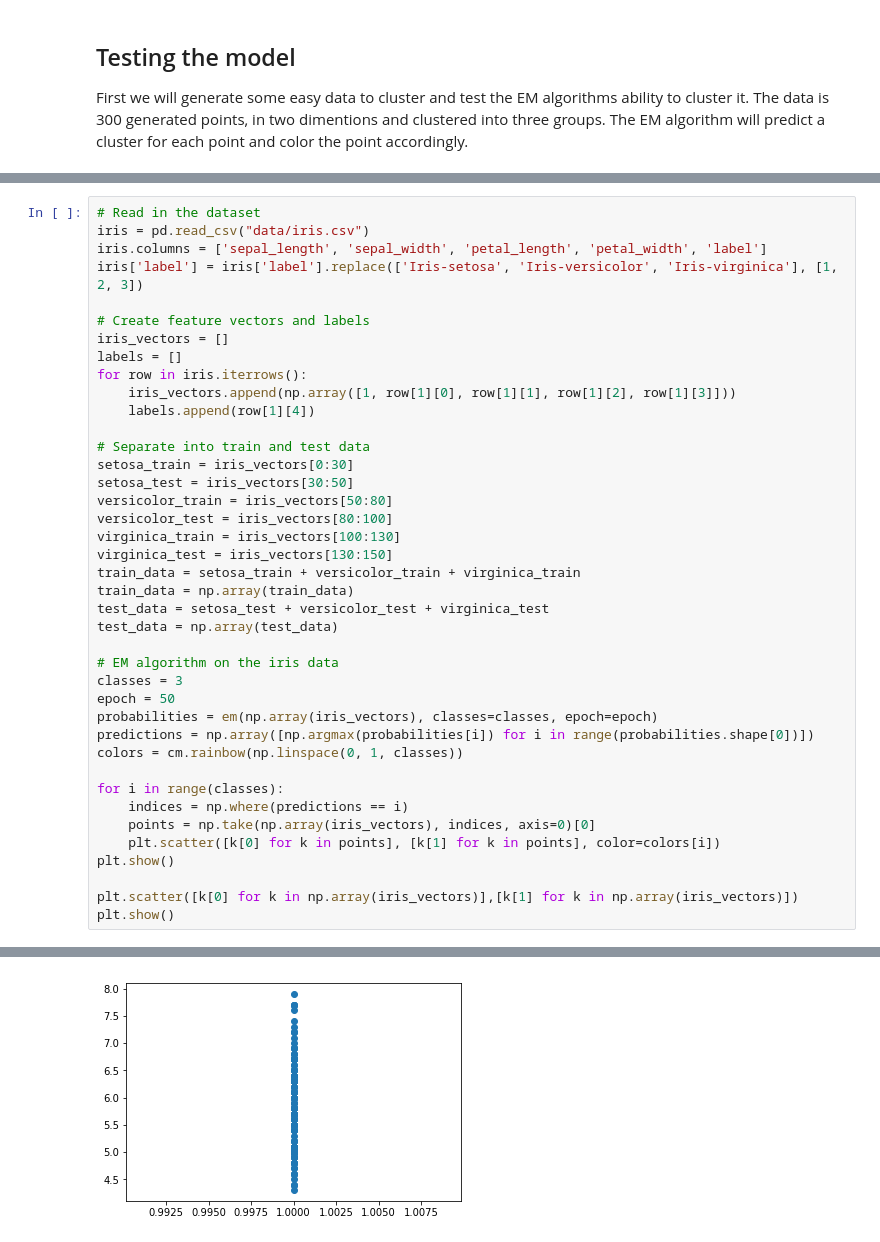
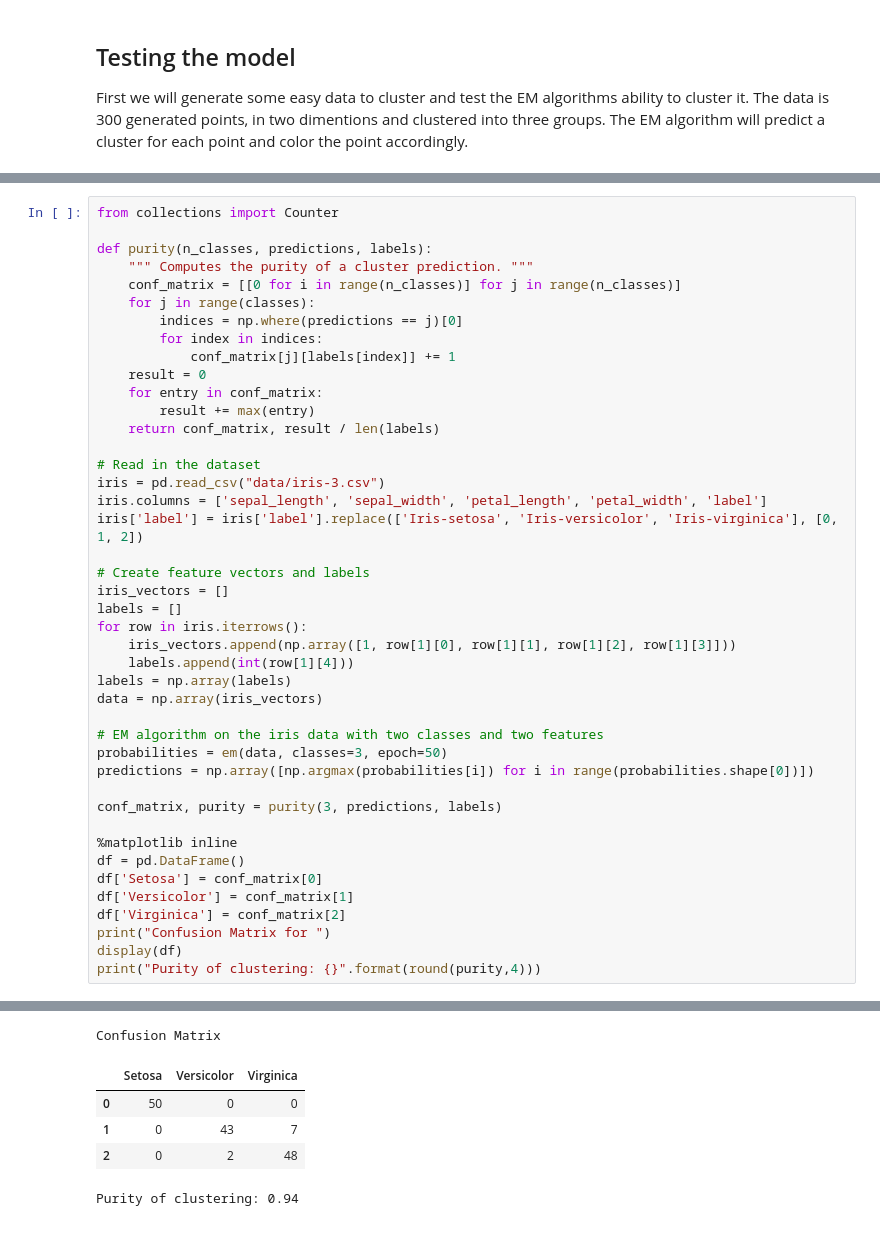
Before and after one commit to makscj/prob-models-em, a Jupyter notebook: final.ipynb, the cells around one changed output, grey strips where cells are left out. Saved outputs shown, nothing was run; the diff lists cells and outputs as text.

```diff
--- a/final.ipynb
+++ b/final.ipynb
@@ -172,41 +182,44 @@ Next, let's test it on the classic Iris dataset.
 # %%
+from collections import Counter
+
+def purity(n_classes, predictions, labels):
+    """ Computes the purity of a cluster prediction. """
+    conf_matrix = [[0 for i in range(n_classes)] for j in range(n_classes)]
+    for j in range(classes):
+        indices = np.where(predictions == j)[0]
+        for index in indices:
+            conf_matrix[j][labels[index]] += 1
+    result = 0
+    for entry in conf_matrix:
+        result += max(entry)
+    return conf_matrix, result / len(labels)
+
 # Read in the dataset
-iris = pd.read_csv("data/iris.csv")
+iris = pd.read_csv("data/iris-3.csv")
 iris.columns = ['sepal_length', 'sepal_width', 'petal_length', 'petal_width', 'label']
-iris['label'] = iris['label'].replace(['Iris-setosa', 'Iris-versicolor', 'Iris-virginica'], [1, 2, 3])
+iris['label'] = iris['label'].replace(['Iris-setosa', 'Iris-versicolor', 'Iris-virginica'], [0, 1, 2])
 
 # Create feature vectors and labels
 iris_vectors = []
 labels = []
 for row in iris.iterrows():
     iris_vectors.append(np.array([1, row[1][0], row[1][1], row[1][2], row[1][3]]))
-    labels.append(row[1][4])
+    labels.append(int(row[1][4]))
+labels = np.array(labels)
+data = np.array(iris_vectors)
 
-# Separate into train and test data
-setosa_train = iris_vectors[0:30]
-setosa_test = iris_vectors[30:50]
-versicolor_train = iris_vectors[50:80]
-versicolor_test = iris_vectors[80:100]
-virginica_train = iris_vectors[100:130]
-virginica_test = iris_vectors[130:150]
-train_data = setosa_train + versicolor_train + virginica_train
-train_data = np.array(train_data)
-test_data = setosa_test + versicolor_test + virginica_test
-test_data = np.array(test_data)
+# EM algorithm on the iris data with two classes and two features
+probabilities = em(data, classes=3, epoch=50)
+predictions = np.array([np.argmax(probabilities[i]) for i in range(probabilities.shape[0])])
 
-# EM algorithm on the iris data
-classes = 3
-epoch = 50
-probabilities = em(np.array(iris_vectors), classes=classes, epoch=epoch)
-predictions = np.array([np.argmax(probabilities[i]) for i in range(probabilities.shape[0])])
-colors = cm.rainbow(np.linspace(0, 1, classes))
+conf_matrix, purity = purity(3, predictions, labels)
 
-for i in range(classes):
-    indices = np.where(predictions == i)
-    points = np.take(np.array(iris_vectors), indices, axis=0)[0]
-    plt.scatter([k[0] for k in points], [k[1] for k in points], color=colors[i])
-plt.show()
-
-plt.scatter([k[0] for k in np.array(iris_vectors)],[k[1] for k in np.array(iris_vectors)])
-plt.show()
+%matplotlib inline
+df = pd.DataFrame()
+df['Setosa'] = conf_matrix[0]
+df['Versicolor'] = conf_matrix[1]
+df['Virginica'] = conf_matrix[2]
+print("Confusion Matrix for ")
+display(df)
+print("Purity of clustering: {}".format(round(purity,4)))
 # %% [output]
@@ -214 +226,6 @@ plt.show()
-[figure, removed]
+Confusion Matrix
+|  | Setosa | Versicolor | Virginica |
+| 0 | 50 | 0 | 0 |
+| 1 | 0 | 43 | 7 |
+| 2 | 0 | 2 | 48 |
+Purity of clustering: 0.94
```
Also changed, not shown: parts of 4 cells of this notebook, 5 other files.
